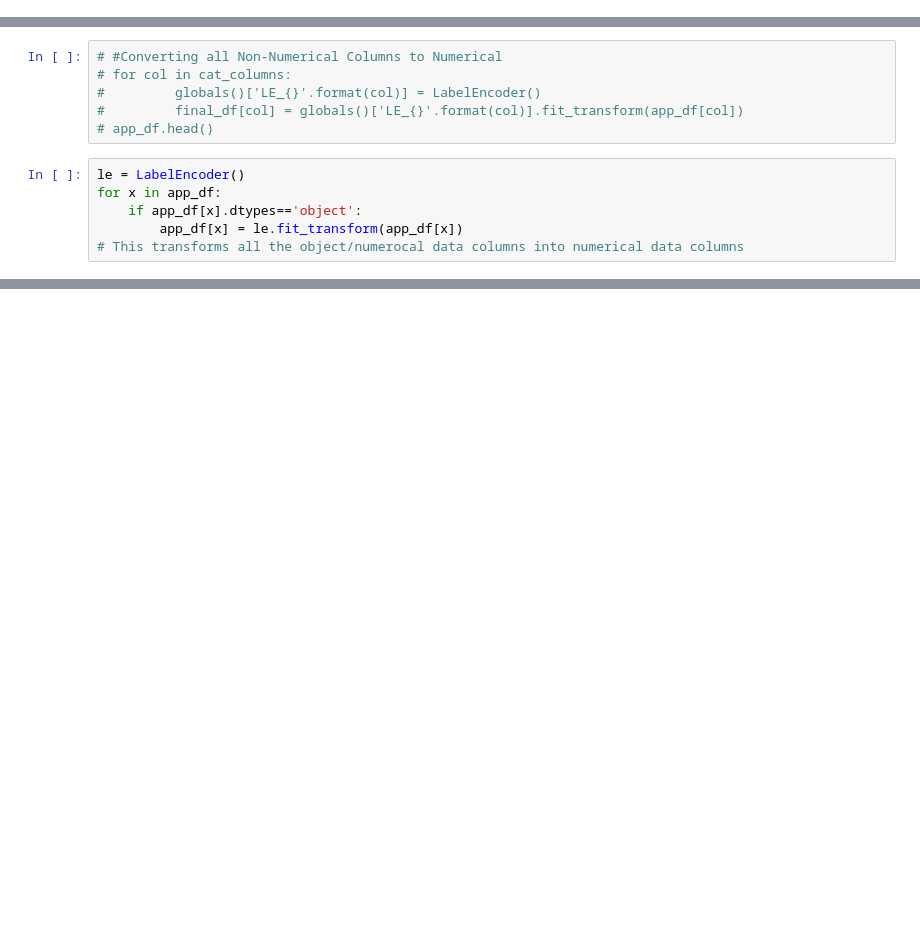
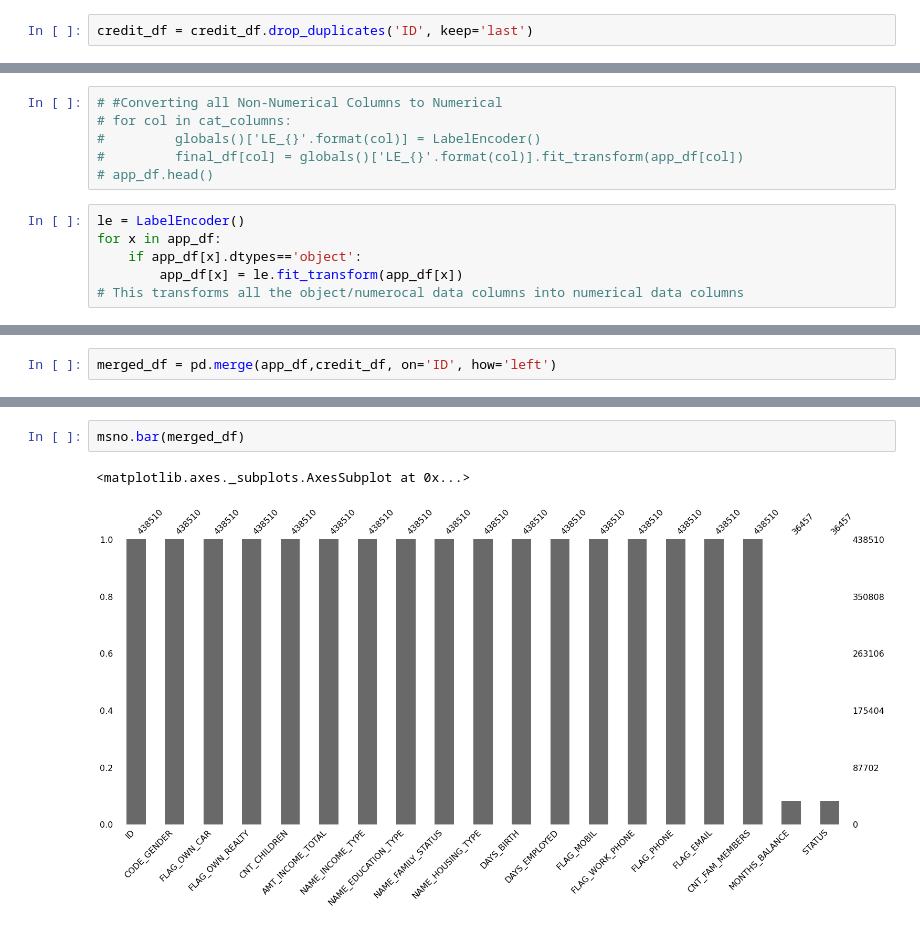
Before and after one commit to damiiete/credit-card-approval-prediction, a Jupyter notebook: Credit Card Approval.ipynb, the cells around one changed output, grey strips where cells are left out. Cells and saved outputs as stored; diff of their text form; blank space fills up the shorter version.

```diff
--- a/Credit Card Approval.ipynb
+++ b/Credit Card Approval.ipynb
@@ -178,3 +304,5 @@ app_df.shape
+# %%
+credit_df = credit_df.drop_duplicates('ID', keep='last')
 # %%
 # # Checking Non-Numerical Columns
 # cat_columns = app_df.columns[(app_df.dtypes =='object').values].tolist()
@@ -236,0 +380,2 @@ for x in app_df:
+# %%
+merged_df = pd.merge(app_df,credit_df, on='ID', how='left')
@@ -236,0 +405,5 @@ for x in app_df:
+# %%
+msno.bar(merged_df)
+# %% [output]
+<matplotlib.axes._subplots.AxesSubplot at 0x...>
+[figure, added]
```
Also changed, not shown: parts of 11 cells of this notebook.
